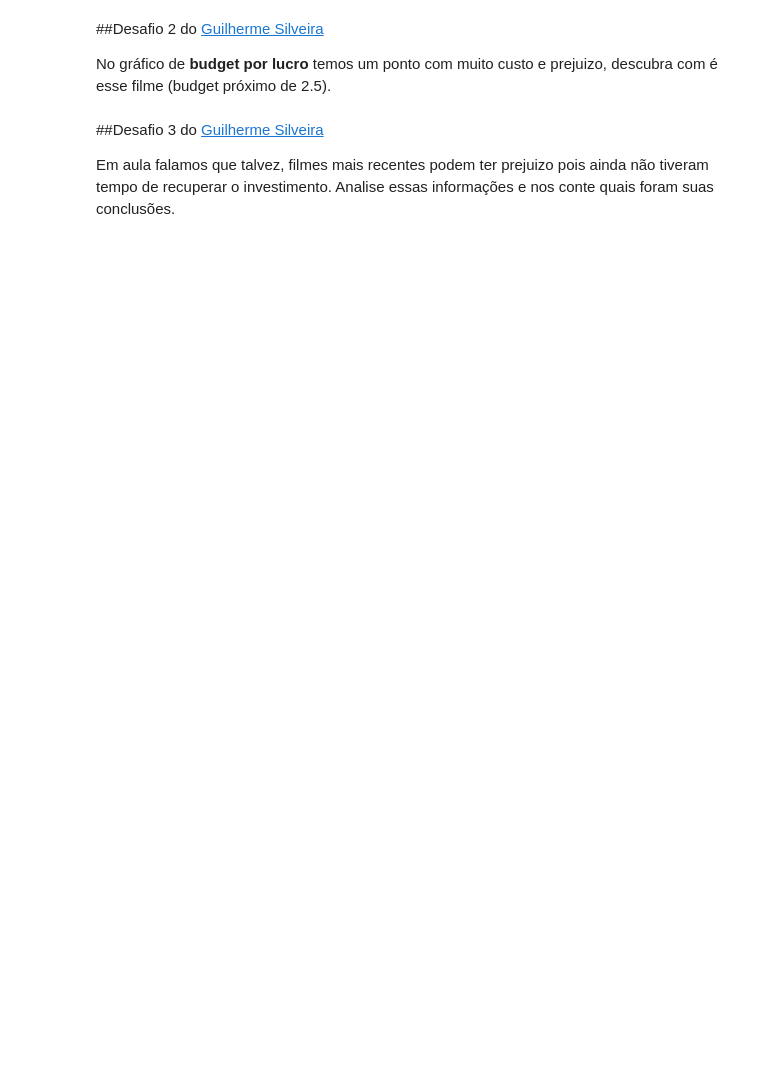
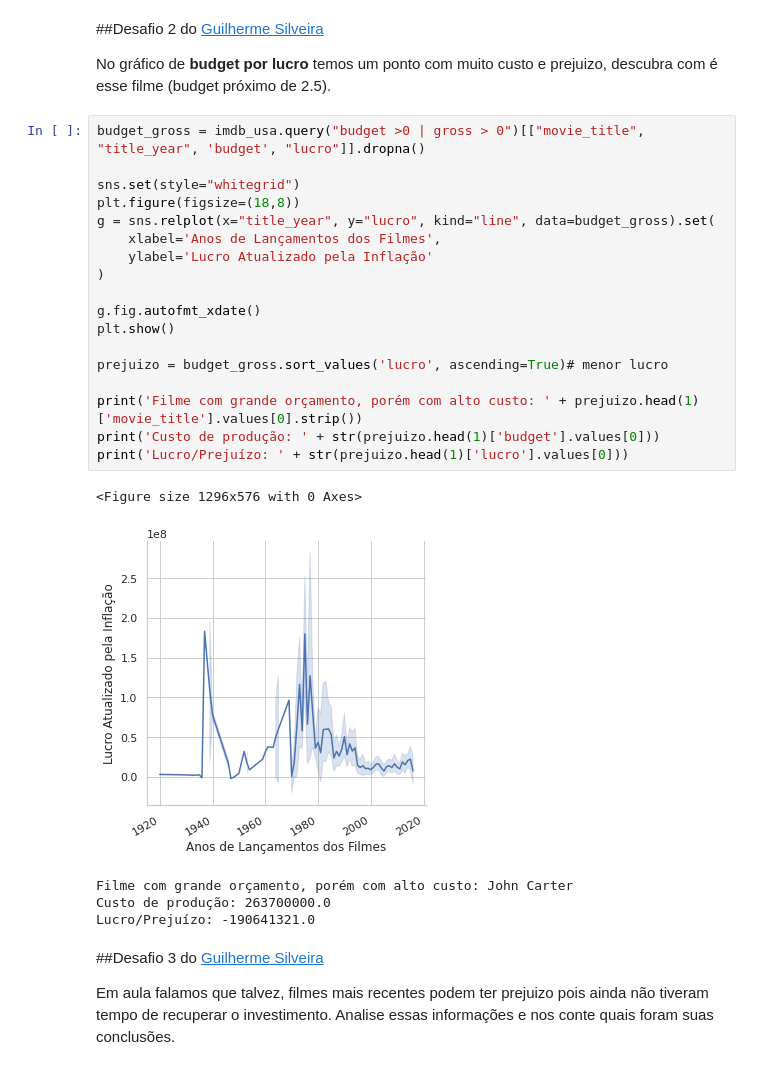
Before and after one commit to itimes-digital/quarentena-dados-alura, a Jupyter notebook: QuarentenaDados_aula03.ipynb, the cells around one changed output. Saved outputs shown, nothing was run; the diff lists cells and outputs as text; blank space fills up the shorter version.

```diff
--- a/QuarentenaDados_aula03.ipynb
+++ b/QuarentenaDados_aula03.ipynb
@@ -371,6 +385,30 @@ sns.
 ##Desafio 2 do [Guilherme Silveira](https://twitter.com/guilhermecaelum)
 
 No gráfico de **budget por lucro** temos um ponto com muito custo e prejuizo, descubra com é esse filme (budget próximo de 2.5).
+# %%
+budget_gross = imdb_usa.query("budget >0 | gross > 0")[["movie_title", "title_year", 'budget', "lucro"]].dropna()
+
+sns.set(style="whitegrid")
+plt.figure(figsize=(18,8))
+g = sns.relplot(x="title_year", y="lucro", kind="line", data=budget_gross).set(
+    xlabel='Anos de Lançamentos dos Filmes',
+    ylabel='Lucro Atualizado pela Inflação'
+)
+
+g.fig.autofmt_xdate()
+plt.show()
+
+prejuizo = budget_gross.sort_values('lucro', ascending=True)# menor lucro
+
+print('Filme com grande orçamento, porém com alto custo: ' + prejuizo.head(1)['movie_title'].values[0].strip())
+print('Custo de produção: ' + str(prejuizo.head(1)['budget'].values[0]))
+print('Lucro/Prejuízo: ' + str(prejuizo.head(1)['lucro'].values[0]))
+# %% [output]
+<Figure size 1296x576 with 0 Axes>
+[figure, added]
+Filme com grande orçamento, porém com alto custo: John Carter
+Custo de produção: 263700000.0
+Lucro/Prejuízo: -190641321.0
 # %% [markdown]
 ##Desafio 3 do [Guilherme Silveira](https://twitter.com/guilhermecaelum)
 
```
Also changed, not shown: parts of 9 cells of this notebook.
